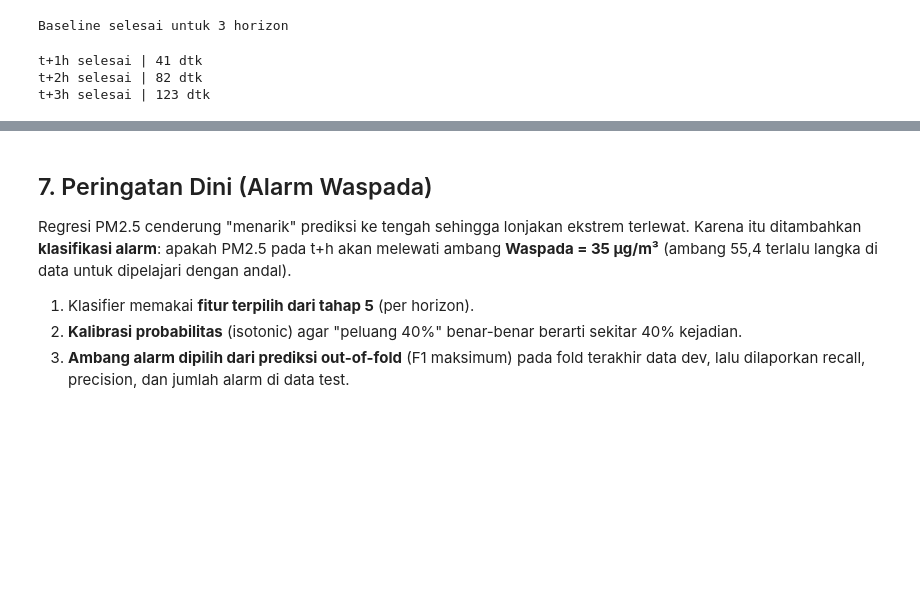
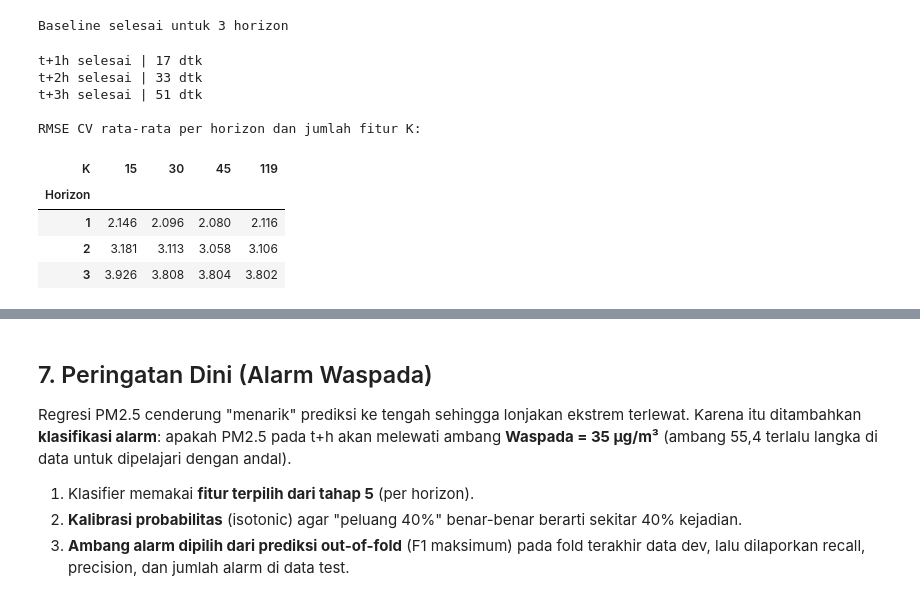
Before and after one commit to LyviaPutri/AirQuality, a Jupyter notebook: backend/Air_Quality_clean.ipynb, the cells around one changed output, grey strips where cells are left out. Drawn from its saved outputs; the diff is of its cells as text; code cells hidden in the pictures; blank space fills up the shorter version.

```diff
--- a/backend/Air_Quality_clean.ipynb
+++ b/backend/Air_Quality_clean.ipynb
@@ -379,51 +374,57 @@ def evaluate(y_true, y_pred, model, h):
                     'MAE': mean_absolute_error(y_true, y_pred),
                     'R2': r2_score(y_true, y_pred)})
 
-# Baseline: Persistence dan Ridge (pada fitur A dan fitur B)
+# Baseline: Persistence dan Ridge
 for h in HORIZONS:
     y = f'y_{h}h'
     evaluate(test[y], test['pm2_5_now'], 'Persistence', h)
-    for nama, cols in [('Ridge A (polutan)', COLS_A), ('Ridge B (polutan+cuaca)', COLS_B)]:
-        r = make_pipeline(StandardScaler(), Ridge(alpha=10.0)).fit(dev[cols], dev[y])
-        evaluate(test[y], r.predict(test[cols]), nama, h)
+    r = make_pipeline(StandardScaler(), Ridge(alpha=10.0)).fit(dev[POOL], dev[y])
+    evaluate(test[y], r.predict(test[POOL]), 'Ridge', h)
 print('Baseline selesai untuk', len(HORIZONS), 'horizon')
 # %% [output]
 Baseline selesai untuk 3 horizon
 # %%
 # Parameter untuk CV (tanpa early stopping agar perbandingan antar-K adil)
 XGB_CV = dict(n_estimators=400, learning_rate=0.05, max_depth=3, min_child_weight=30,
               subsample=0.7, colsample_bytree=0.6, reg_lambda=30, reg_alpha=1.0, gamma=1.0,
               tree_method='hist', random_state=42, n_jobs=-1)
 # Parameter model final (early stopping pada potongan terakhir data dev)
 XGB_FINAL = {**XGB_CV, 'n_estimators': 3000, 'learning_rate': 0.03, 'early_stopping_rounds': 100}
 
-VERSI = {'A': COLS_A, 'B': COLS_B}
-K_BASE = [15, 30, 45]           # K = semua fitur ditambahkan otomatis per versi
+K_CANDIDATES = [15, 30, 45, len(POOL)]      # len(POOL) = pakai semua fitur
 
-# ---- Cross-validation walk-forward untuk kedua versi ----
+# ---- Cross-validation walk-forward untuk memilih K ----
 cv_rows = []
 t0 = time.time()
 for h in HORIZONS:
     y = f'y_{h}h'
-    for v, pool in VERSI.items():
-        for fi, (a, b) in enumerate(folds, 1):
-            tr, va = dev.iloc[a], dev.iloc[b]
-            m_all = XGBRegressor(**XGB_CV).fit(tr[pool], tr[y])          # ranking fitur + K=semua
-            urut = pd.Series(m_all.feature_importances_, index=pool).sort_values(ascending=False)
-            for K in K_BASE + [len(pool)]:
-                if K == len(pool):
-                    pred = m_all.predict(va[pool])
-                else:
-                    cols = list(urut.index[:K])
-                    pred = XGBRegressor(**XGB_CV).fit(tr[cols], tr[y]).predict(va[cols])
-                cv_rows.append({'Versi': v, 'Horizon': h, 'K': K, 'Fold': fi, 'RMSE': rmse_f(va[y], pred)})
+    for fi, (a, b) in enumerate(folds, 1):
+        tr, va = dev.iloc[a], dev.iloc[b]
+        m_all = XGBRegressor(**XGB_CV).fit(tr[POOL], tr[y])             # ranking fitur + K = semua
+        urut = pd.Series(m_all.feature_importances_, index=POOL).sort_values(ascending=False)
+        for K in K_CANDIDATES:
+            if K == len(POOL):
+                pred = m_all.predict(va[POOL])
+            else:
+                cols = list(urut.index[:K])
+                pred = XGBRegressor(**XGB_CV).fit(tr[cols], tr[y]).predict(va[cols])
+            cv_rows.append({'Horizon': h, 'K': K, 'Fold': fi, 'RMSE': rmse_f(va[y], pred)})
     print(f't+{h}h selesai | {time.time() - t0:.0f} dtk')
 
 cv_fold = pd.DataFrame(cv_rows)
-cv_df = (cv_fold.groupby(['Versi', 'Horizon', 'K'])['RMSE']
-         .agg(['mean', 'std']).rename(columns={'mean': 'CV RMSE (mean)', 'std': 'CV RMSE (std)'}).reset_index())
+cv_df = (cv_fold.groupby(['Horizon', 'K'])['RMSE'].agg(['mean', 'std'])
+         .rename(columns={'mean': 'CV RMSE (mean)', 'std': 'CV RMSE (std)'}).reset_index())
+print('\nRMSE CV rata-rata per horizon dan jumlah fitur K:')
+display(cv_df.pivot(index='Horizon', columns='K', values='CV RMSE (mean)').round(3))
 # %% [output]
-t+1h selesai | 41 dtk
-t+2h selesai | 82 dtk
-t+3h selesai | 123 dtk
+t+1h selesai | 17 dtk
+t+2h selesai | 33 dtk
+t+3h selesai | 51 dtk
+
+RMSE CV rata-rata per horizon dan jumlah fitur K:
+| K | 15 | 30 | 45 | 119 |
+| Horizon |  |  |  |  |
+| 1 | 2.146 | 2.096 | 2.080 | 2.116 |
+| 2 | 3.181 | 3.113 | 3.058 | 3.106 |
+| 3 | 3.926 | 3.808 | 3.804 | 3.802 |
 # %%
```
Also changed, not shown: parts of 21 cells of this notebook.
